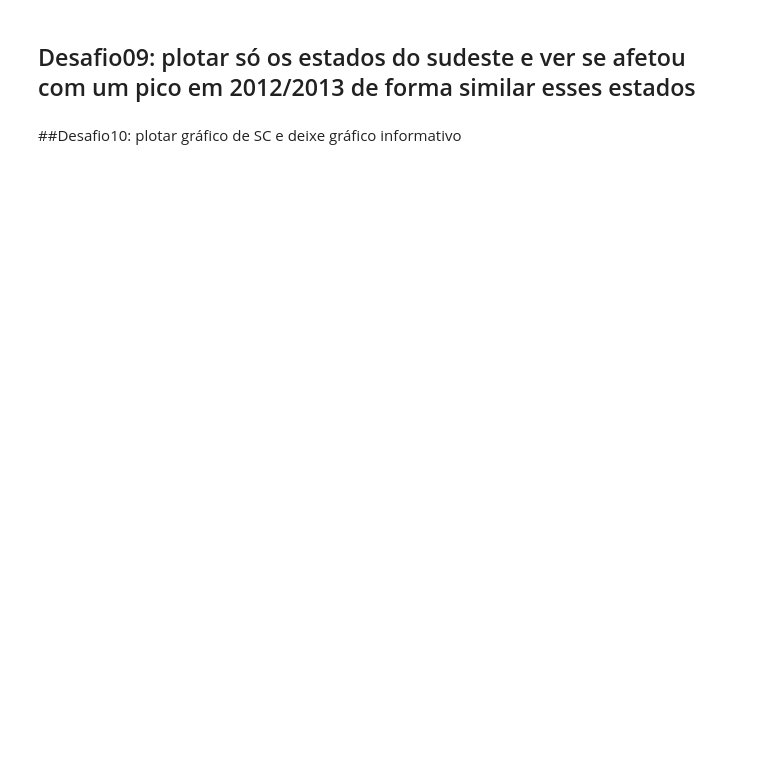
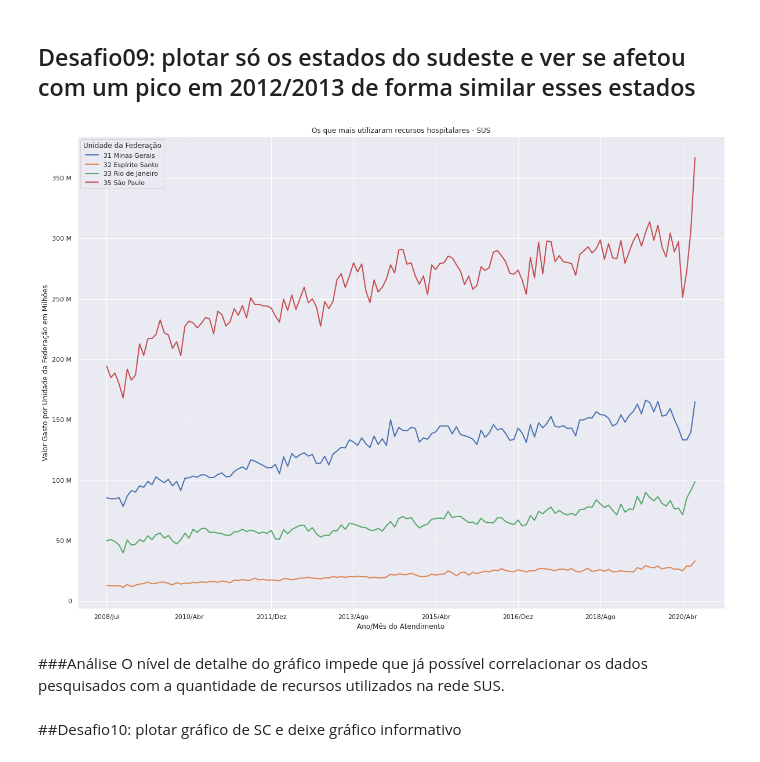
Before and after one commit to RianBrug/bootcamp-datascience-alura, a Jupyter notebook: bootcamp_ds_rian_modulo1.ipynb, the cells around one changed output. Drawn from its saved outputs; the diff is of its cells as text; code cells hidden in the pictures; blank space fills up the shorter version.

Commit message:
code refactor in dataframe variable; dengue analyzes due resource using; sc data plot

```diff
--- a/bootcamp_ds_rian_modulo1.ipynb
+++ b/bootcamp_ds_rian_modulo1.ipynb
@@ -203,5 +207,5 @@ usaveis.head()
 | 4 | 15 Pará | 18864744.11 | 19553758.20 | 21937342.70 | 20842829.69 | 23249952.88 | 23240687.56 | 24002223.56 | 23341218.03 | ... |
 5 rows × 152 columns
 # %%
-usaveis = usaveis.set_index("Unidade da Federação")
+dados_uf_tratados = dados_uf_tratados.set_index("Unidade da Federação")
 # %%
@@ -250,5 +254,5 @@ usaveis.T.plot(figsize=(10,6))
 # %% [markdown]
 ## Uso de função DROP para retirar coluna 'Total' que prejudicaria a plotagem do gráfico
 # %%
-usaveis = usaveis.drop("Total", axis=1)
+dados_uf_tratados = dados_uf_tratados.drop("Total", axis=1)
 # %%
@@ -357,11 +361,11 @@ pesquisar sobre Seaborn (melhor representatividade de cores)
 import seaborn as sns
 from matplotlib.colors import ListedColormap
 
-usaveis["Total"] = usaveis.sum(axis=1)
+dados_uf_tratados["Total"] = dados_uf_tratados.sum(axis=1)
 #criado coluna total da soma
 #correção do eixo, param 'axis'
 
-top_5_estados = usaveis.sort_values(by='Total', ascending=False)
+top_5_estados = dados_uf_tratados.sort_values(by='Total', ascending=False)
 top_5_estados = top_5_estados.drop('Total', axis=1).head()
 sns.set(color_codes=True, rc={"lines.linewidth": 2.0})
 ax = top_5_estados.T.plot(figsize=(10,8))
@@ -376,13 +380,13 @@ plt.show()
 # %% [markdown]
 ## Desafio05: adicionar uma coluna mostrando a região de cada estado
 # %%
-usaveis.index
+dados_uf_tratados.index
 
-##como sabemos a ordem das infos constantes em 'usaveis', podemos adicionar uma coluna 'Região'
+##como sabemos a ordem das infos constantes em 'dados_uf_tratados', podemos adicionar uma coluna 'Região'
 ## e ir adicionando a região correspondente
 
-usaveis["Regiao"] = ['Norte', 'Norte', 'Norte', 'Norte', 'Norte', 'Norte', 'Norte', 'Nordeste', 'Nordeste', 'Nordeste','Nordeste', 'Nordeste', 'Nordeste', 'Nordeste','Nordeste', 'Nordeste', 'Sudeste', 'Sudeste','Sudeste', 'Sudeste', 'Sul', 'Sul','Sul', 'Centro-Oeste', 'Centro-Oeste','Centro-Oeste', 'Centro-Oeste']
-usaveis['Regiao']
+dados_uf_tratados["Regiao"] = ['Norte', 'Norte', 'Norte', 'Norte', 'Norte', 'Norte', 'Norte', 'Nordeste', 'Nordeste', 'Nordeste','Nordeste', 'Nordeste', 'Nordeste', 'Nordeste','Nordeste', 'Nordeste', 'Sudeste', 'Sudeste','Sudeste', 'Sudeste', 'Sul', 'Sul','Sul', 'Centro-Oeste', 'Centro-Oeste','Centro-Oeste', 'Centro-Oeste']
+dados_uf_tratados['Regiao']
 # %% [output]
 Unidade da Federação
 11 Rondônia                      Norte
@@ -432,4 +442,17 @@ ax.yaxis.set_major_formatter(ticker.EngFormatter())
 # %% [markdown]
 ## Desafio09: plotar só os estados do sudeste e ver se afetou com um pico em 2012/2013 de forma similar esses estados
+# %%
+ax = dados_uf_tratados.query("Regiao == 'Sudeste'").drop(["Total", "Regiao"], axis=1).T.iloc[6:].plot(figsize=(20,15))
+ax.yaxis.set_major_formatter(ticker.EngFormatter())
+plt.ylabel("Valor Gasto por Unidade da Federação em Milhões")
+plt.xlabel("Ano/Mês do Atendimento")
+plt.title("Os que mais utilizaram recursos hospitalares - SUS")
+plt.legend(title='Unidade da Federação', loc='best')
+plt.show()
+# %% [output]
+[figure, added]
+# %% [markdown]
+###Análise
+O nível de detalhe do gráfico impede que já possível correlacionar os dados pesquisados com a quantidade de recursos utilizados na rede SUS.
 # %% [markdown]
 ##Desafio10: plotar gráfico de SC e deixe gráfico informativo
```
Also changed, not shown: parts of 20 cells of this notebook.
